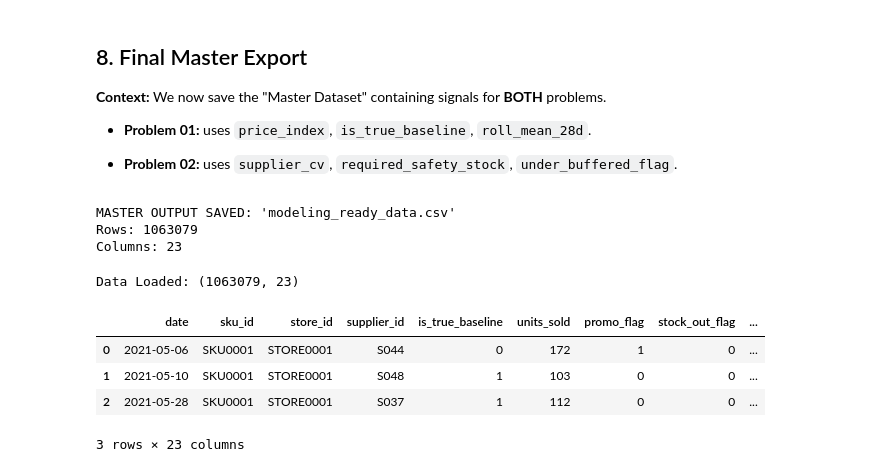
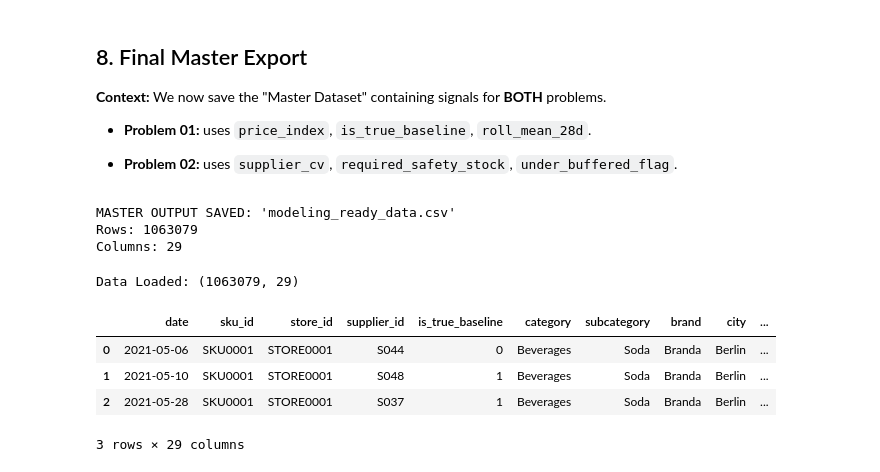
Before and after one commit to keniondang/Stormchaser_Datastorm_Submission, a Jupyter notebook: notebooks/01_feature_engineering.ipynb, the cells around one changed output. Saved outputs shown, nothing was run; the diff lists cells and outputs as text; code cells hidden in the pictures.

```diff
--- a/notebooks/01_feature_engineering.ipynb
+++ b/notebooks/01_feature_engineering.ipynb
@@ -211,8 +211,9 @@ df_final = df.dropna(subset=['roll_mean_28d', 'lt_rolling_mean_30d'])
 
 # Define the Master Column List
 output_cols = [
-    # --- Identifiers ---
+    # --- Identifiers & Metadata ---
     'date', 'sku_id', 'store_id', 'supplier_id', 'is_true_baseline',
+    'category', 'subcategory', 'brand', 'city', 'country', 'channel',
 
     # --- Base Metrics ---
     'units_sold', 'promo_flag', 'stock_out_flag',
@@ -220,14 +221,14 @@ output_cols = [
 
     # --- Feature Set 1: Promotion Analytics (Problem 01) ---
     'effective_price', 'price_index', 'promo_intensity',
-    'lag_units_7', 'lag_units_28', 'roll_mean_28d', # Baseline Signals
+    'lag_units_7', 'lag_units_28', 'roll_mean_28d',
 
     # --- Feature Set 2: Supply Chain Analytics (Problem 02) ---
-    'lt_rolling_mean_30d', 'lt_rolling_std_30d',      # Lead Time Risk
-    'supplier_cv',                                    # Supplier Scoring
-    'stock_cover_days', 'required_safety_stock',      # Inventory Health
+    'lt_rolling_mean_30d', 'lt_rolling_std_30d',
+    'supplier_cv',
+    'stock_cover_days', 'required_safety_stock',
     'safety_stock_gap',
-    'under_buffered_flag'                             # Risk Alert
+    'under_buffered_flag'
 ]
 
 # Save
@@ -239,21 +240,16 @@ print(f"Columns: {len(output_cols)}")
 # %% [output]
 MASTER OUTPUT SAVED: 'modeling_ready_data.csv'
 Rows: 1063079
-Columns: 23
+Columns: 29
 # %%
-import pandas as pd
-import numpy as np
-
-# Load the clean dataset
-df = pd.read_csv('modeling_ready_data.csv')
-
+df = pd.read_csv('modeling_ready_data.csv', parse_dates=['date'])
 
 print(f"Data Loaded: {df.shape}")
 df.head(3)
 # %% [output]
-Data Loaded: (1063079, 23)
+Data Loaded: (1063079, 29)
-|  | date | sku_id | store_id | supplier_id | is_true_baseline | units_sold | promo_flag | stock_out_flag | ... |
-| 0 | 2021-05-06 | SKU0001 | STORE0001 | S044 | 0 | 172 | 1 | 0 | ... |
-| 1 | 2021-05-10 | SKU0001 | STORE0001 | S048 | 1 | 103 | 0 | 0 | ... |
-| 2 | 2021-05-28 | SKU0001 | STORE0001 | S037 | 1 | 112 | 0 | 0 | ... |
+|  | date | sku_id | store_id | supplier_id | is_true_baseline | category | subcategory | brand | city | ... |
+| 0 | 2021-05-06 | SKU0001 | STORE0001 | S044 | 0 | Beverages | Soda | Branda | Berlin | ... |
+| 1 | 2021-05-10 | SKU0001 | STORE0001 | S048 | 1 | Beverages | Soda | Branda | Berlin | ... |
+| 2 | 2021-05-28 | SKU0001 | STORE0001 | S037 | 1 | Beverages | Soda | Branda | Berlin | ... |
-3 rows × 23 columns
+3 rows × 29 columns
```
Also changed, not shown: parts of 1 cell of this notebook, 2 other files.
